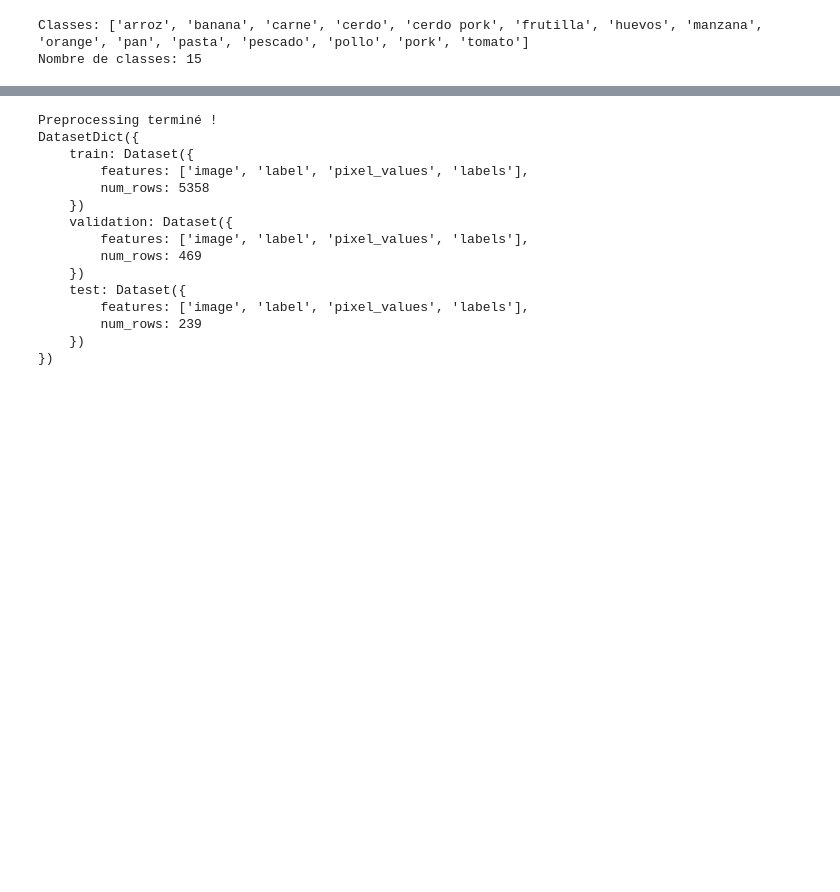
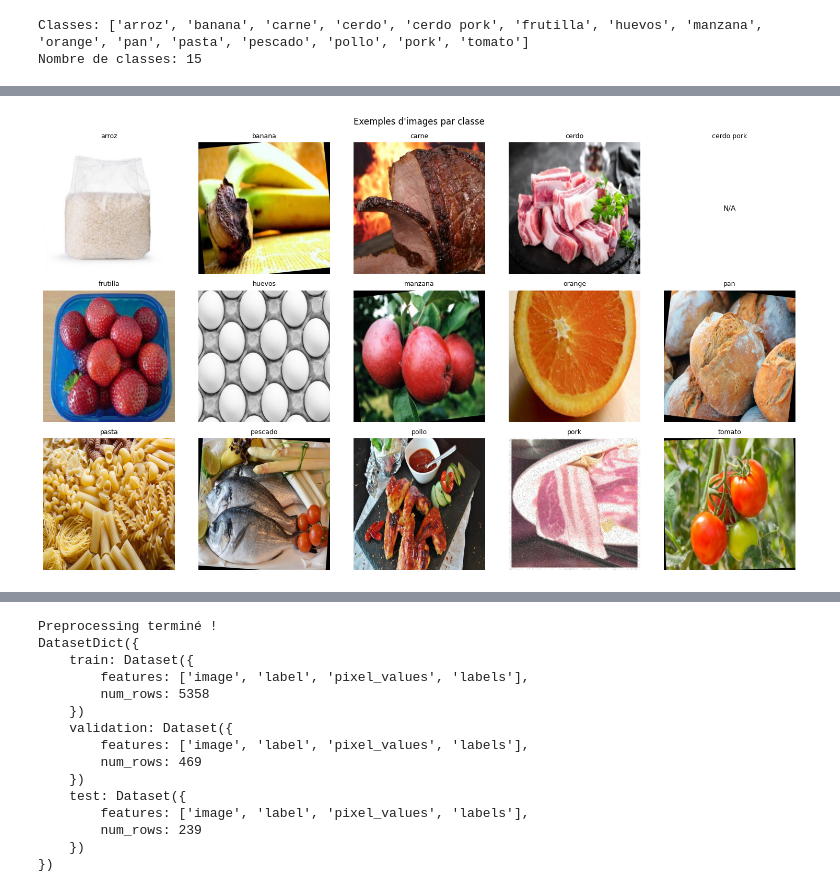
Before and after one commit to dasbap/healthIA_api, a Jupyter notebook: ai-service/notebooks/01_meal_image_analyzer.ipynb, the cells around one changed output, grey strips where cells are left out. Drawn from its saved outputs; the diff is of its cells as text; code cells hidden in the pictures; blank space fills up the shorter version.

```diff
--- a/ai-service/notebooks/01_meal_image_analyzer.ipynb
+++ b/ai-service/notebooks/01_meal_image_analyzer.ipynb
@@ -112,0 +110,24 @@ Nombre de labels : 15
+# %%
+import matplotlib.pyplot as plt
+from PIL import Image
+import os
+
+label_names = dataset["train"].features["label"].names
+
+fig, axes = plt.subplots(3, 5, figsize=(15, 9))
+for idx, class_name in enumerate(label_names[:15]):
+    class_path = f"../data/raw/nutrition/Food-Types-3/train/{class_name}"
+    try:
+        img_file = os.listdir(class_path)[0]
+        img = Image.open(f"{class_path}/{img_file}")
+        axes[idx//5][idx%5].imshow(img)
+    except:
+        axes[idx//5][idx%5].text(0.5, 0.5, "N/A", ha='center', va='center')
+    axes[idx//5][idx%5].set_title(class_name, fontsize=9)
+    axes[idx//5][idx%5].axis('off')
+
+plt.suptitle("Exemples d'images par classe")
+plt.tight_layout()
+plt.show()
+# %% [output]
+[figure, added]
```
Also changed, not shown: parts of 34 cells of this notebook.
